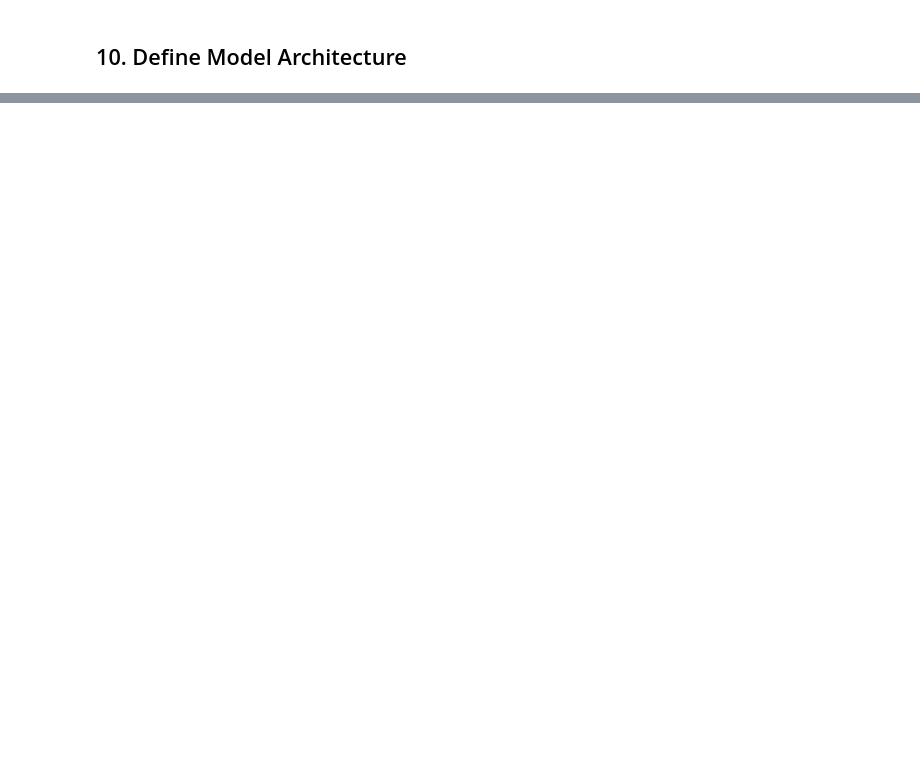
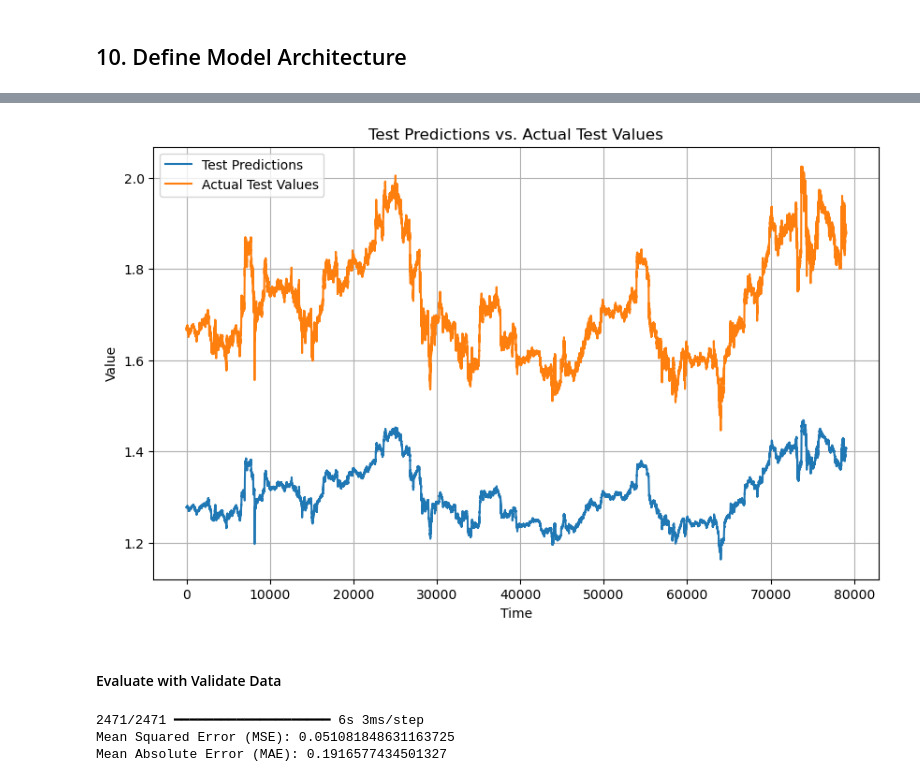
Before and after one commit to kostadinlambov/Time-Series-Forecasting, a Jupyter notebook: Notebook/01.1.Time-Series-Forecasting.ipynb, the cells around one changed output, grey strips where cells are left out. Cells and saved outputs as stored; diff of their text form; code cells hidden in the pictures; blank space fills up the shorter version.

Commit message:
Added model definition

```diff
--- a/Notebook/01.1.Time-Series-Forecasting.ipynb
+++ b/Notebook/01.1.Time-Series-Forecasting.ipynb
@@ -1035,0 +1184,3 @@ X_test_seq shape: (79044, 24, 59), y_test_seq shape: (79044,)
+# %%
+# Load the best model
+model = load_model('model/model1.keras')
@@ -1035,0 +1191,13 @@ X_test_seq shape: (79044, 24, 59), y_test_seq shape: (79044,)
+# %%
+def plot_prictions(predictions, actual_values, labels):
+    # Plot predictions
+    plt.figure(figsize=(10, 6))
+    plt.plot(predictions, label = labels[0])
+    plt.plot(actual_values, label = labels[1])
+
+    plt.xlabel('Time')
+    plt.ylabel('Value')
+    plt.title(f'{labels[0]} vs. {labels[1]}')
+    plt.legend()
+    plt.grid(True)
+    plt.show()
@@ -1035,0 +1206,10 @@ X_test_seq shape: (79044, 24, 59), y_test_seq shape: (79044,)
+# %%
+# Predictions on the test data
+y_pred_test = model.predict(X_test_seq)
+
+# Metrics
+mse = mean_squared_error(y_test_seq, y_pred_test)
+mae = mean_absolute_error(y_test_seq, y_pred_test)
+
+print(f"Mean Squared Error (MSE): {mse}")
+print(f"Mean Absolute Error (MAE): {mae}")
@@ -1035,0 +1220,6 @@ X_test_seq shape: (79044, 24, 59), y_test_seq shape: (79044,)
+# %%
+test_pred = y_pred_test.flatten()
+y_pred_test = y_test_seq.flatten()
+
+test_results = pd.DataFrame(data = {'Test Predictions': test_pred, 'Actuals': y_pred_test})
+test_results
@@ -1035,0 +1240,22 @@ X_test_seq shape: (79044, 24, 59), y_test_seq shape: (79044,)
+# %%
+# Plot the predictions
+labels = ['Test Predictions', 'Actual Test Values']
+plot_prictions(test_results['Test Predictions'], test_results['Actuals'], labels)
+# %% [output]
+[figure, added]
+# %% [markdown]
+#### Evaluate with Validate Data
+# %%
+# Predictions on the test data
+y_pred_val = model.predict(X_val_seq)
+
+# Metrics
+mse = mean_squared_error(y_val_seq, y_pred_val)
+mae = mean_absolute_error(y_val_seq, y_pred_val)
+
+print(f"Mean Squared Error (MSE): {mse}")
+print(f"Mean Absolute Error (MAE): {mae}")
+# %% [output]
+2471/2471 ━━━━━━━━━━━━━━━━━━━━ 6s 3ms/step
+Mean Squared Error (MSE): 0.051081848631163725
+Mean Absolute Error (MAE): 0.1916577434501327
```
Also changed, not shown: parts of 49 cells of this notebook.
